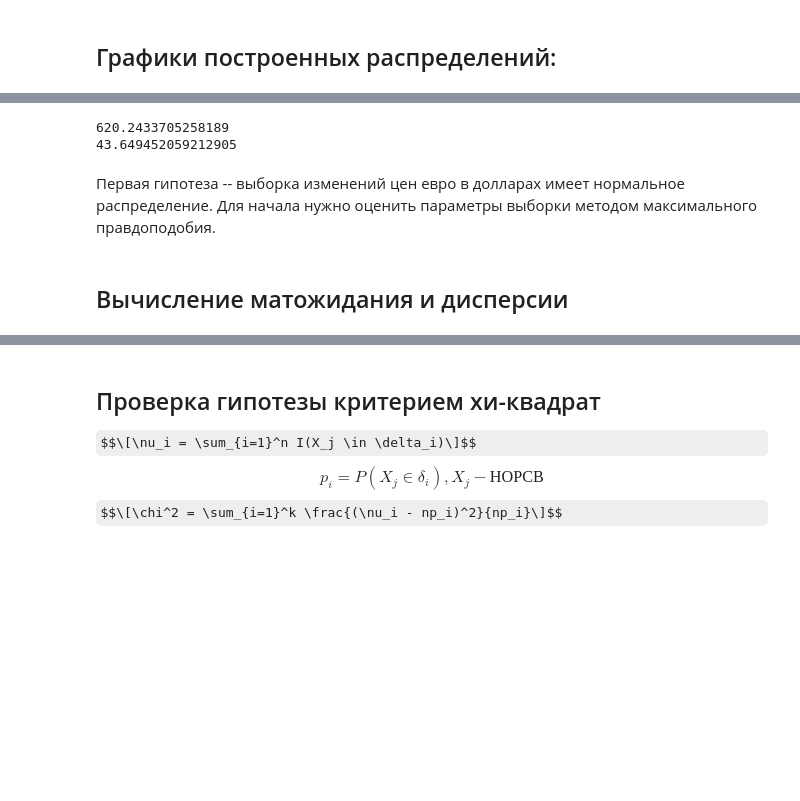
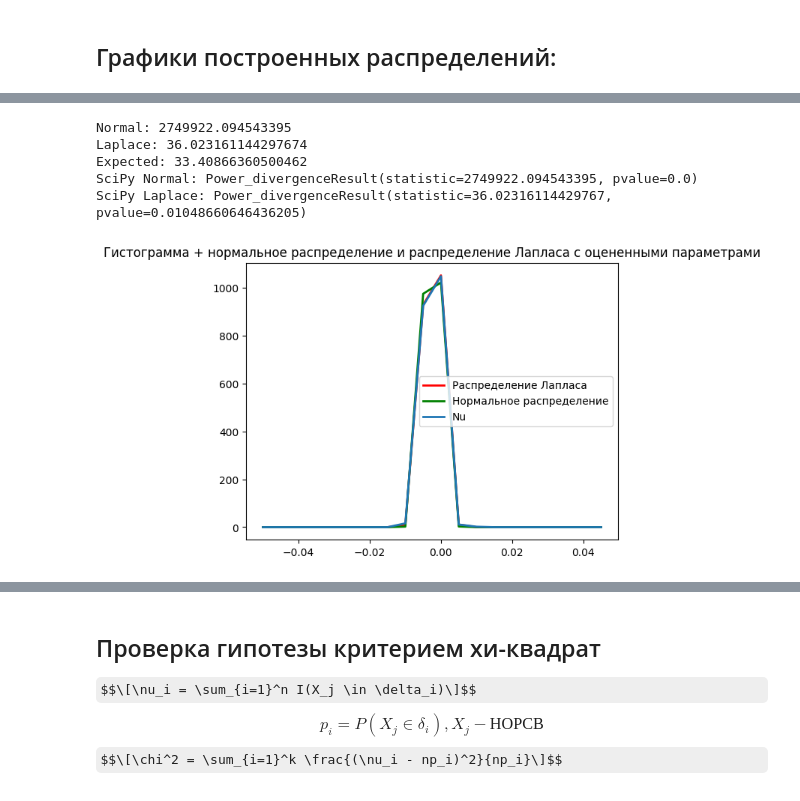
Before and after one commit to stamplevskiyd/statistics, a Jupyter notebook: main.ipynb, the cells around one changed output, grey strips where cells are left out. Drawn from its saved outputs; the diff is of its cells as text; code cells hidden in the pictures; some formulas as TeX source; blank space fills up the shorter version.

Commit message:
Фиксы, своя функция плотности. Вроде работает, можно при желании даже подогнать распределение Лапласа под хи-квадрат, если задать интервал поменьше (но при этом вменяемый)

```diff
--- a/main.ipynb
+++ b/main.ipynb
@@ -190,49 +190,78 @@ plt.show()
+# %%
+from scipy.integrate import quad
+from typing import Callable
+
+def normal_density(x, a=0, sigma=1):
+    """Плотность нормального распределения"""
+    return (1 / (sigma * np.sqrt(2 * np.pi))) * np.exp(-0.5 * ((x - a) / sigma) ** 2)
+
+def laplace_density(x, a=0, b=0):
+    return np.exp(-1 * np.abs(x-a) / b) / (2 * b)
+
+
+def p_interval(left: float, right: float, density_func: Callable) -> float:
+    """Вероятность попасть в заданный интервал"""
+    p, err = quad(func=density_func, a=left, b=right)
+    return p
 # %%
 import scipy.stats as stats
+from functools import partial
 
 # Разбиение на сегменты
-borders_count: int = 10
-segments_count: int = borders_count - 1
+segments_count: int = 20
+borders_count: int = segments_count + 1
 
-delta_min: float = -1/200
-delta_max: float = 1/200
+delta_min: float = -1/20
+delta_max: float = 1/20
 
-# Эта функция создаст линейную последовательность от первого числа до последнего
-# 0, 1, 3 даст [0, 1/2, 1]
-# В таком случае правые границы интервалов -- это 1/2 и 1
-# p[0] = p(от 0 до 1/2), остальные -- уже в цикле
+# TODO: а можно ли так вообще делать?
+# delta_min, delta_max = np.min(data) - 1/100, np.max(data) + 1/100
+
 intervals: np.ndarray = np.linspace(delta_min, delta_max, borders_count)
 
 # Вычисление числа элементов в этих сегментах (nu_i в формуле)
 nu: np.ndarray = np.zeros(segments_count, dtype=int)
 for i in range(segments_count):
     for elem in data:
-        if intervals[i] < elem < intervals[i + 1]:
+        if intervals[i] < elem <= intervals[i + 1]:
             nu[i] += 1
 
 # Вычисление вероятностей попасть в интервал (p_i в формуле)
 p_norm: np.ndarray = np.zeros(segments_count, dtype=float)
 for i in range(segments_count):
-    p_norm[i] = stats.norm.cdf(intervals[i + 1], loc=a_norm, scale=sigma_norm) - stats.norm.cdf(intervals[i], loc=a_norm, scale=sigma_norm)
+    p_norm[i] = p_interval(right=intervals[i + 1], left=intervals[i], density_func=partial(normal_density, a=a_norm, sigma=sigma_norm))
 
 p_laplace: np.ndarray = np.zeros(segments_count, dtype=float)
 for i in range(segments_count):
-    p_laplace[i] = stats.laplace.cdf(intervals[i + 1], loc=a_laplace, scale=b_laplace) - stats.laplace.cdf(intervals[i], loc=a_laplace, scale=b_laplace)
+    p_laplace[i] = p_interval(right=intervals[i + 1], left=intervals[i], density_func=partial(laplace_density, a=a_laplace, b=b_laplace))
 
+chi_squared_norm: float = np.sum((nu - p_norm * len(data)) ** 2 / p_norm) / len(data)
+chi_squared_laplace: float = np.sum((nu - p_laplace * len(data)) ** 2 / p_laplace) / len(data)
 
+print("Normal:", chi_squared_norm)
+print("Laplace:", chi_squared_laplace)
 
-chi_squared_norm: float = np.sum((nu - len(data) * p_norm) ** 2 / (len(data) * p_norm))
-chi_squared_laplace: float = np.sum((nu - len(data) * p_laplace) ** 2 / (len(data) * p_laplace))
+alpha = 0.01
+# TODO: какое число степеней свободы все-таки?
+print("Expected:", stats.chi2.ppf(1 - alpha, df=segments_count - 2 - 1))
 
-# print(stats.chisquare(f_obs=nu, f_exp=p_norm * len(data)))
+print("SciPy Normal:", stats.chisquare(f_obs=nu, f_exp=p_norm * len(data)))
+print("SciPy Laplace:", stats.chisquare(f_obs=nu, f_exp=p_laplace * len(data)))
 
-print(chi_squared_norm)
-print(chi_squared_laplace)
+plt.plot(intervals[:-1], p_laplace * len(data), 'r', linewidth=2, label='Распределение Лапласа')
+plt.plot(intervals[:-1], p_norm * len(data), 'g', linewidth=2, label='Нормальное распределение')
+plt.plot(intervals[:-1], nu, linewidth=2, label='Nu')
+
+# Добавление легенды
+plt.legend(loc='center right')
+
+# Отображение графика
+plt.title('Гистограмма + нормальное распределение и распределение Лапласа с оцененными параметрами')
+plt.show()
 # %% [output]
-620.2433705258189
-43.649452059212905
+Normal: 2749922.094543395
+Laplace: 36.023161144297674
+Expected: 33.40866360500462
+SciPy Normal: Power_divergenceResult(statistic=2749922.094543395, pvalue=0.0)
+SciPy Laplace: Power_divergenceResult(statistic=36.02316114429767, pvalue=0.01048660646436205)
+[figure, added]
-# %% [markdown]
-Первая гипотеза -- выборка изменений цен евро в долларах имеет нормальное распределение.
-Для начала нужно оценить параметры выборки методом максимального правдоподобия.
-# %% [markdown]
-## Вычисление матожидания и дисперсии
```
Also changed, not shown: parts of 6 cells of this notebook, 1 other file.
